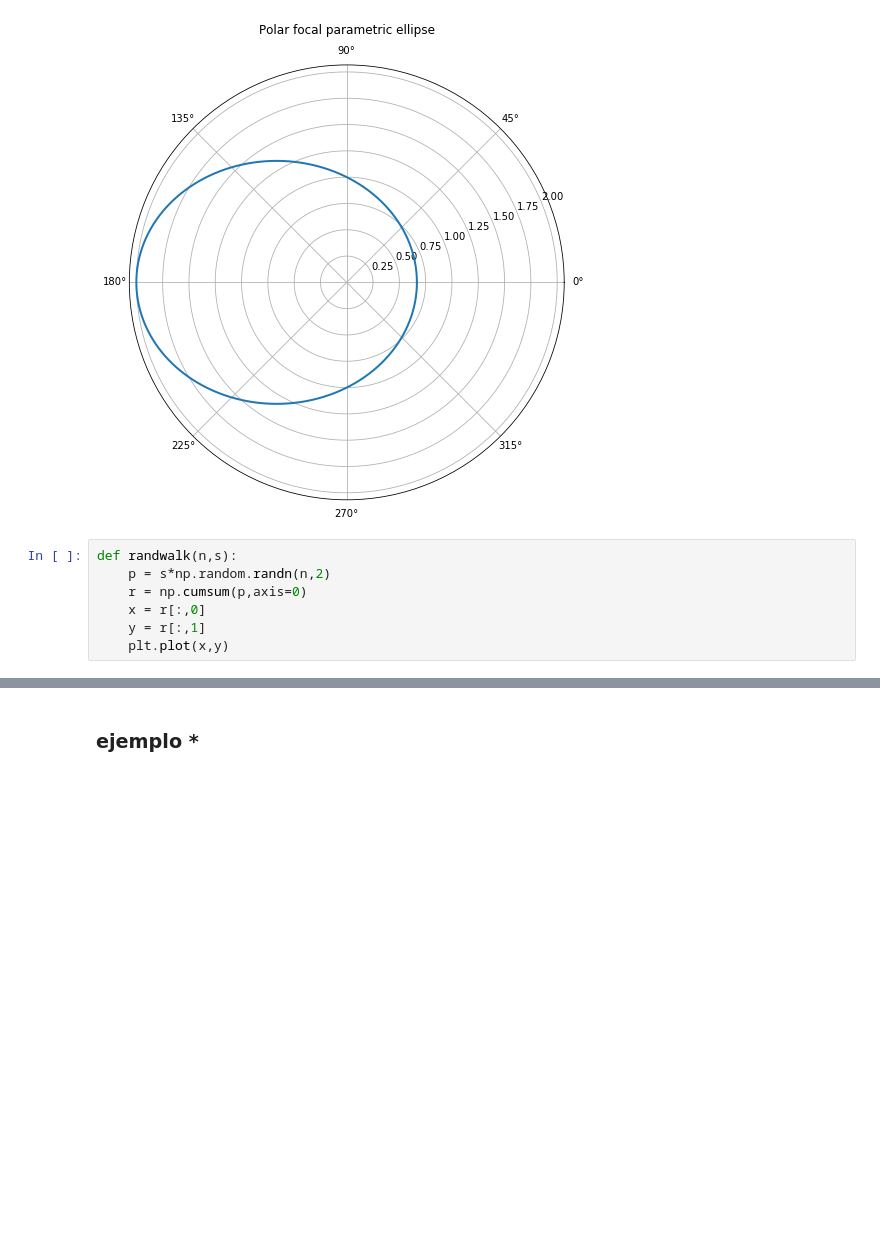
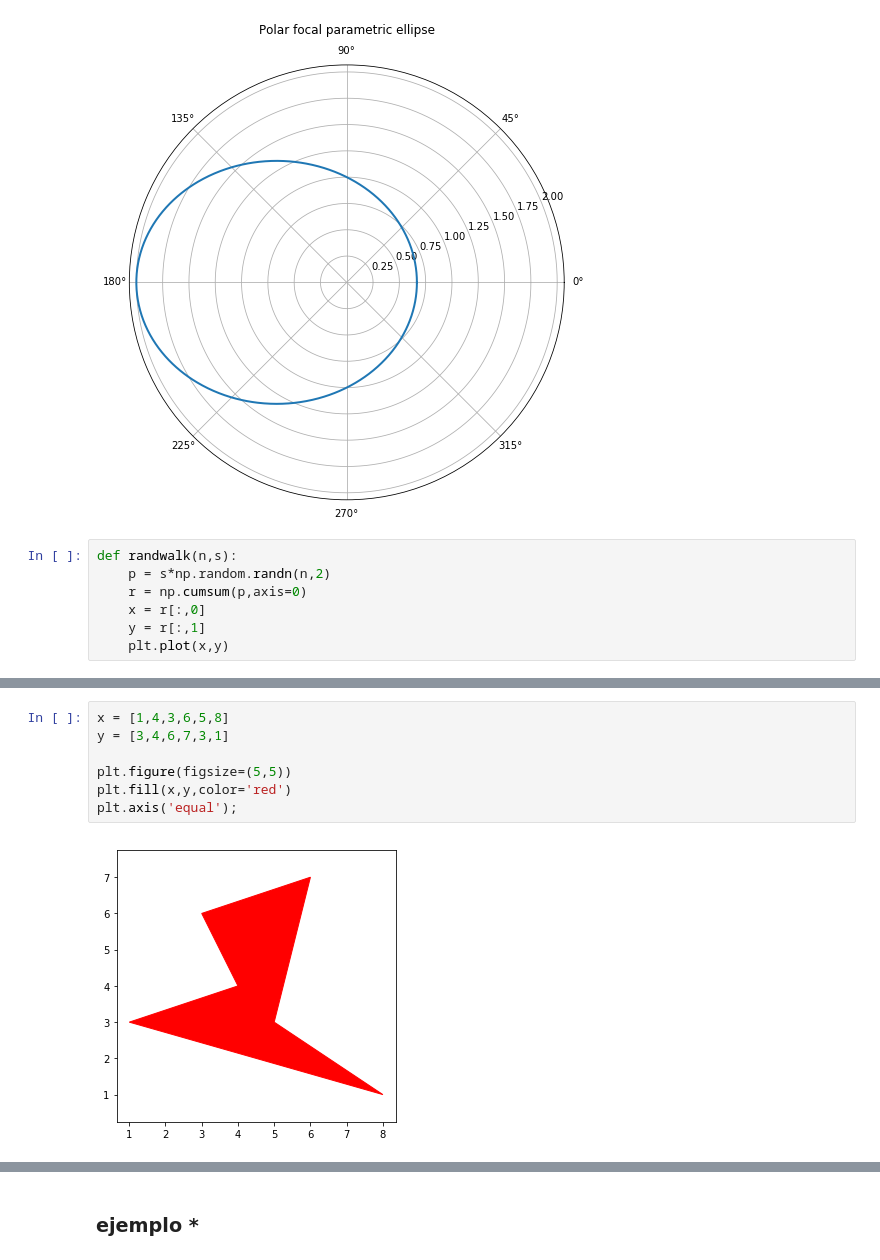
Before and after one commit to albertoruiz/inforfis, a Jupyter notebook: notebooks/matplotlib.ipynb, the cells around one changed output, grey strips where cells are left out. Drawn from its saved outputs; the diff is of its cells as text; blank space fills up the shorter version.

Commit message:
fill

```diff
--- a/notebooks/matplotlib.ipynb
+++ b/notebooks/matplotlib.ipynb
@@ -170,0 +171,9 @@ ax2.plot(x,np.cos(x),color='blue');
+# %%
+x = [1,4,3,6,5,8]
+y = [3,4,6,7,3,1]
+
+plt.figure(figsize=(5,5))
+plt.fill(x,y,color='red')
+plt.axis('equal');
+# %% [output]
+[figure, added]
```
Also changed, not shown: parts of 11 cells of this notebook, 1 other file.
